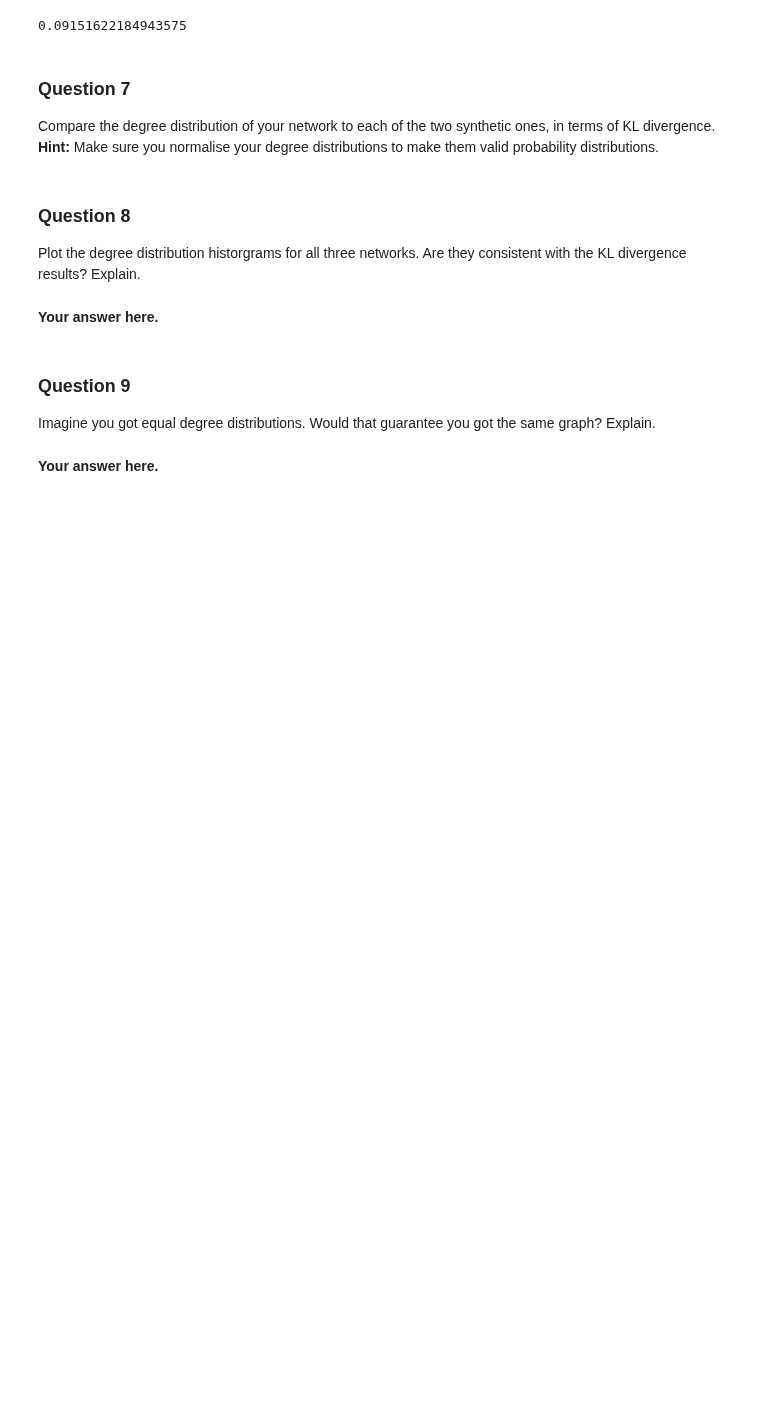
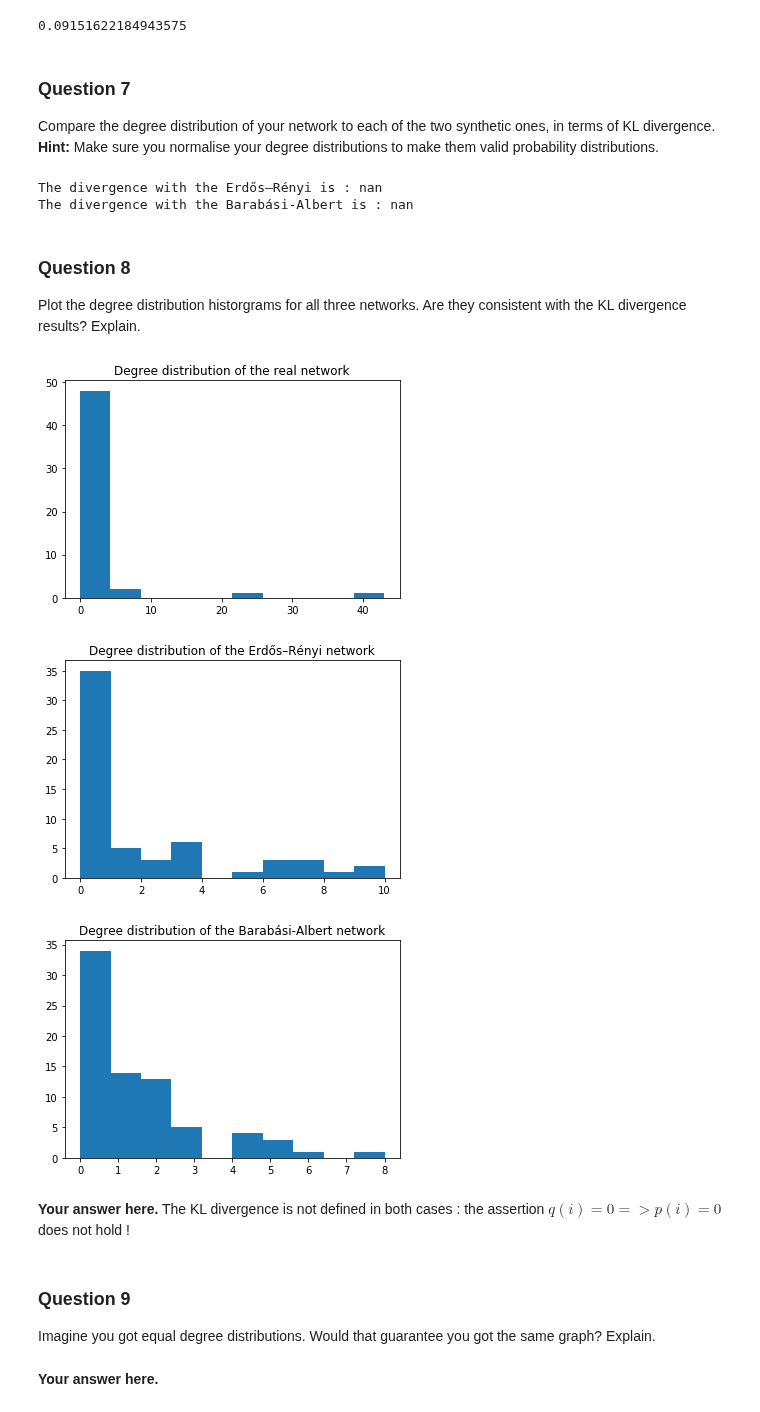
Before and after one commit to AgentAGadge/ntds_2018, a Jupyter notebook: milestones/2_network_models.ipynb, the cells around one changed output. Cells and saved outputs as stored; diff of their text form; code cells hidden in the pictures; blank space fills up the shorter version.

```diff
--- a/milestones/2_network_models.ipynb
+++ b/milestones/2_network_models.ipynb
@@ -229,3 +231,17 @@ Compare the degree distribution of your network to each of the two synthetic one
+# %%
+# Your code here.
+p_real = np.bincount(np.sum(adjacency.astype(int), axis=0))
+p_real = p_real/np.sum(p_real)
+p_er = np.bincount(np.sum(er_senator_like.astype(int), axis=0))
+p_er = p_er/np.sum(p_er)
+p_ba = np.bincount(np.sum(ba_senator_like.astype(int), axis=0))
+p_ba = p_ba/np.sum(p_ba)
+
+print("The divergence with the Erdős–Rényi is : " + str(kl_divergence(p_real, p_er)))
+print("The divergence with the Barabási-Albert is : " + str(kl_divergence(p_real, p_ba)))
+# %% [output]
+The divergence with the Erdős–Rényi is : nan
+The divergence with the Barabási-Albert is : nan
 # %% [markdown]
 ### Question 8
 
@@ -235,5 +249,23 @@ Plot the degree distribution historgrams for all three networks. Are they consis
-# %% [markdown]
-**Your answer here.**
+# %%
+# Your code here.
+plt.hist(np.bincount(np.sum(adjacency.astype(int), axis=0)))
+plt.title('Degree distribution of the real network')
+plt.show()
+
+plt.hist(np.bincount(np.sum(er_senator_like.astype(int), axis=0)))
+plt.title('Degree distribution of the Erdős–Rényi network')
+plt.show()
+
+plt.hist(np.bincount(np.sum(ba_senator_like.astype(int), axis=0)))
+plt.title('Degree distribution of the Barabási-Albert network')
+plt.show()
+# %% [output]
+[figure, added]
+[figure, added]
+[figure, added]
+# %% [markdown]
+**Your answer here.**
+The KL divergence is not defined in both cases : the assertion $q(i)=0 => p(i)=0$ does not hold !
 # %% [markdown]
 ### Question 9
 
```
Also changed, not shown: parts of 3 cells of this notebook.
